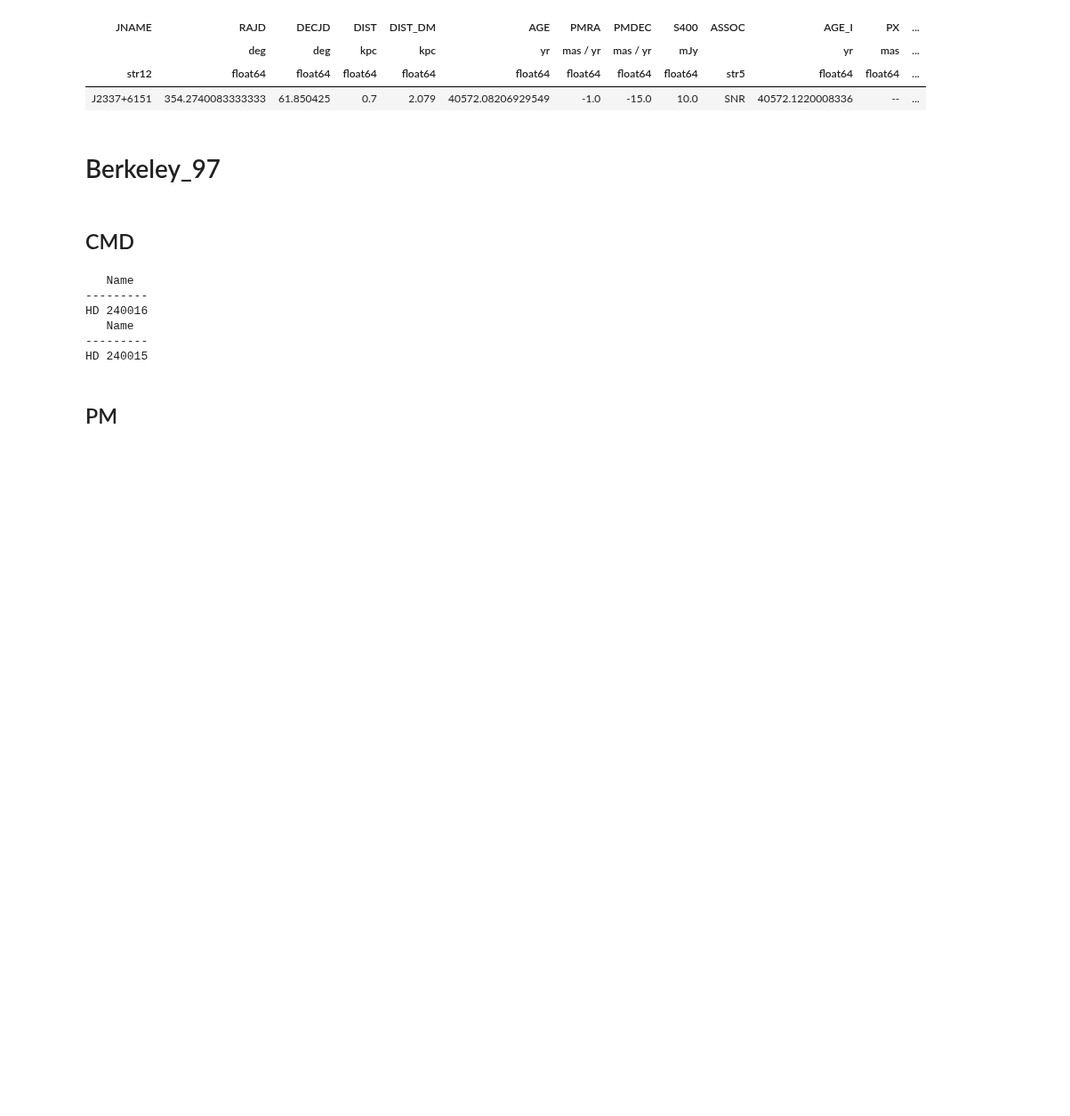
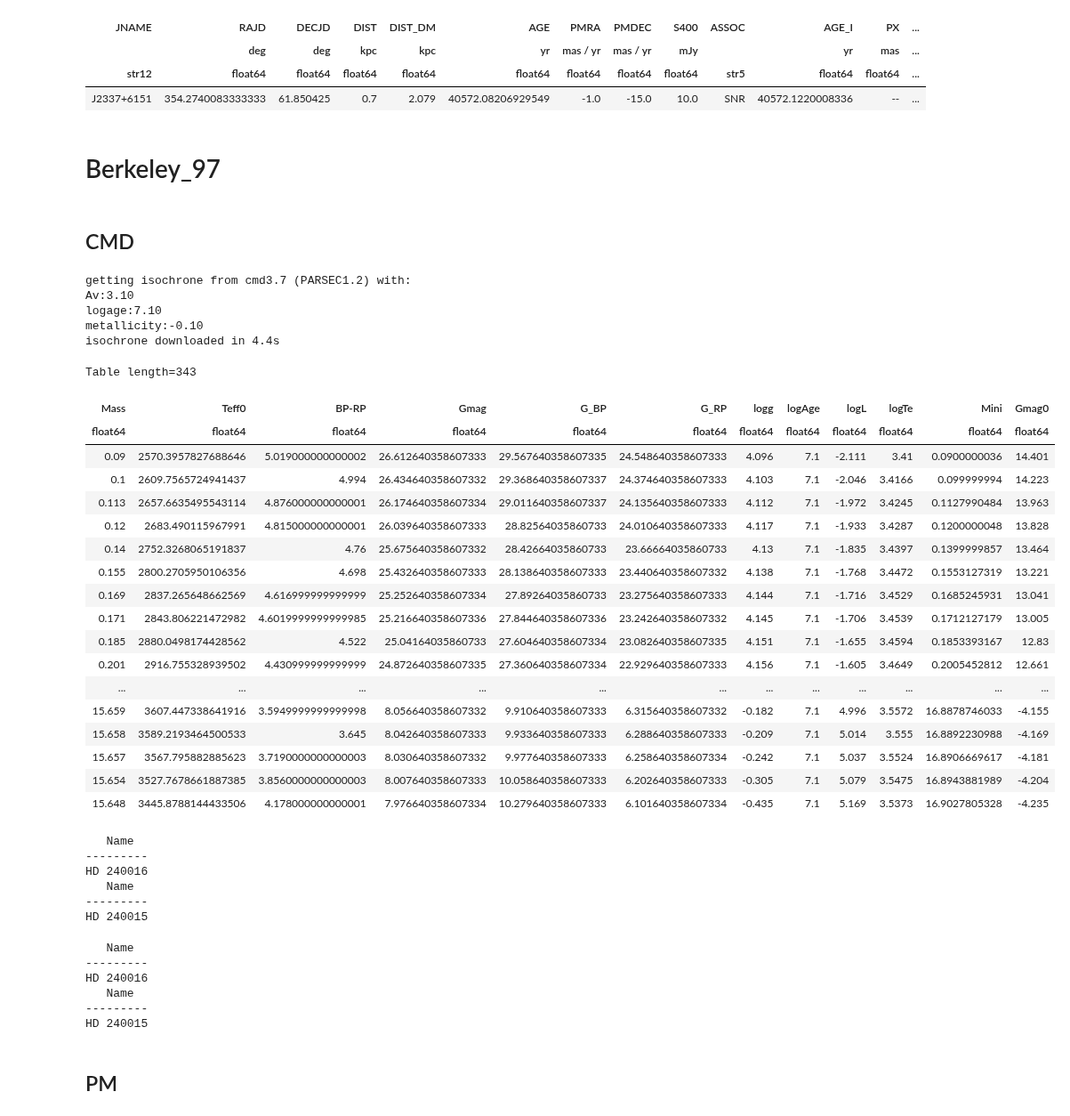
Before and after one commit to surodeep26/Runaway-Stars, a Jupyter notebook: v16.ipynb, the cells around one changed output. Shown at 89% size. Cells and saved outputs as stored; diff of their text form; code cells hidden in the pictures; blank space fills up the shorter version.

```diff
--- a/v16.ipynb
+++ b/v16.ipynb
@@ -199,0 +202,31 @@ cld = ClusterDias("Berkeley_97")
+# %%
+cl.theoretical_isochrone(params={
+    "Av":3.10,
+    "logage":7.1
+    },
+                         parsec_version=1.2)
+# %% [output]
+getting isochrone from cmd3.7 (PARSEC1.2) with:
+Av:3.10
+logage:7.10
+metallicity:-0.10
+isochrone downloaded in 4.4s
+Table length=343
+| Mass | Teff0 | BP-RP | Gmag | G_BP | G_RP | logg | logAge | logL | logTe | Mini | Gmag0 |
+| float64 | float64 | float64 | float64 | float64 | float64 | float64 | float64 | float64 | float64 | float64 | float64 |
+| 0.09 | 2570.3957827688646 | 5.019000000000002 | 26.612640358607333 | 29.567640358607335 | 24.548640358607333 | 4.096 | 7.1 | -2.111 | 3.41 | 0.0900000036 | 14.401 |
+| 0.1 | 2609.7565724941437 | 4.994 | 26.434640358607332 | 29.368640358607337 | 24.374640358607333 | 4.103 | 7.1 | -2.046 | 3.4166 | 0.099999994 | 14.223 |
+| 0.113 | 2657.6635495543114 | 4.876000000000001 | 26.174640358607334 | 29.011640358607337 | 24.135640358607333 | 4.112 | 7.1 | -1.972 | 3.4245 | 0.1127990484 | 13.963 |
+| 0.12 | 2683.490115967991 | 4.815000000000001 | 26.039640358607333 | 28.82564035860733 | 24.010640358607333 | 4.117 | 7.1 | -1.933 | 3.4287 | 0.1200000048 | 13.828 |
+| 0.14 | 2752.3268065191837 | 4.76 | 25.675640358607332 | 28.42664035860733 | 23.66664035860733 | 4.13 | 7.1 | -1.835 | 3.4397 | 0.1399999857 | 13.464 |
+| 0.155 | 2800.2705950106356 | 4.698 | 25.432640358607333 | 28.138640358607333 | 23.440640358607332 | 4.138 | 7.1 | -1.768 | 3.4472 | 0.1553127319 | 13.221 |
+| 0.169 | 2837.265648662569 | 4.616999999999999 | 25.252640358607334 | 27.89264035860733 | 23.275640358607333 | 4.144 | 7.1 | -1.716 | 3.4529 | 0.1685245931 | 13.041 |
+| 0.171 | 2843.806221472982 | 4.6019999999999985 | 25.216640358607336 | 27.844640358607336 | 23.242640358607332 | 4.145 | 7.1 | -1.706 | 3.4539 | 0.1712127179 | 13.005 |
+| 0.185 | 2880.0498174428562 | 4.522 | 25.04164035860733 | 27.604640358607334 | 23.082640358607335 | 4.151 | 7.1 | -1.655 | 3.4594 | 0.1853393167 | 12.83 |
+| 0.201 | 2916.755328939502 | 4.430999999999999 | 24.872640358607335 | 27.360640358607334 | 22.929640358607333 | 4.156 | 7.1 | -1.605 | 3.4649 | 0.2005452812 | 12.661 |
+| ... | ... | ... | ... | ... | ... | ... | ... | ... | ... | ... | ... |
+| 15.659 | 3607.447338641916 | 3.5949999999999998 | 8.056640358607332 | 9.910640358607333 | 6.315640358607332 | -0.182 | 7.1 | 4.996 | 3.5572 | 16.8878746033 | -4.155 |
+| 15.658 | 3589.2193464500533 | 3.645 | 8.042640358607333 | 9.933640358607333 | 6.288640358607333 | -0.209 | 7.1 | 5.014 | 3.555 | 16.8892230988 | -4.169 |
+| 15.657 | 3567.795882885623 | 3.7190000000000003 | 8.030640358607332 | 9.977640358607333 | 6.258640358607334 | -0.242 | 7.1 | 5.037 | 3.5524 | 16.8906669617 | -4.181 |
+| 15.654 | 3527.7678661887385 | 3.8560000000000003 | 8.007640358607333 | 10.058640358607333 | 6.202640358607333 | -0.305 | 7.1 | 5.079 | 3.5475 | 16.8943881989 | -4.204 |
+| 15.648 | 3445.8788144433506 | 4.178000000000001 | 7.976640358607334 | 10.279640358607333 | 6.101640358607334 | -0.435 | 7.1 | 5.169 | 3.5373 | 16.9027805328 | -4.235 |
@@ -200 +235,10 @@ cld = ClusterDias("Berkeley_97")
+# %%
+plot_cmd = cl.plot_cmd(isochrones=[Isochrone(cl,Av=3.1, logage=7.1, parsec_version=1.2)])
+# %% [output]
+   Name
+---------
+HD 240016
+   Name
+---------
+HD 240015
 # %%
```
Also changed, not shown: parts of 10 cells of this notebook, 5 other files.
